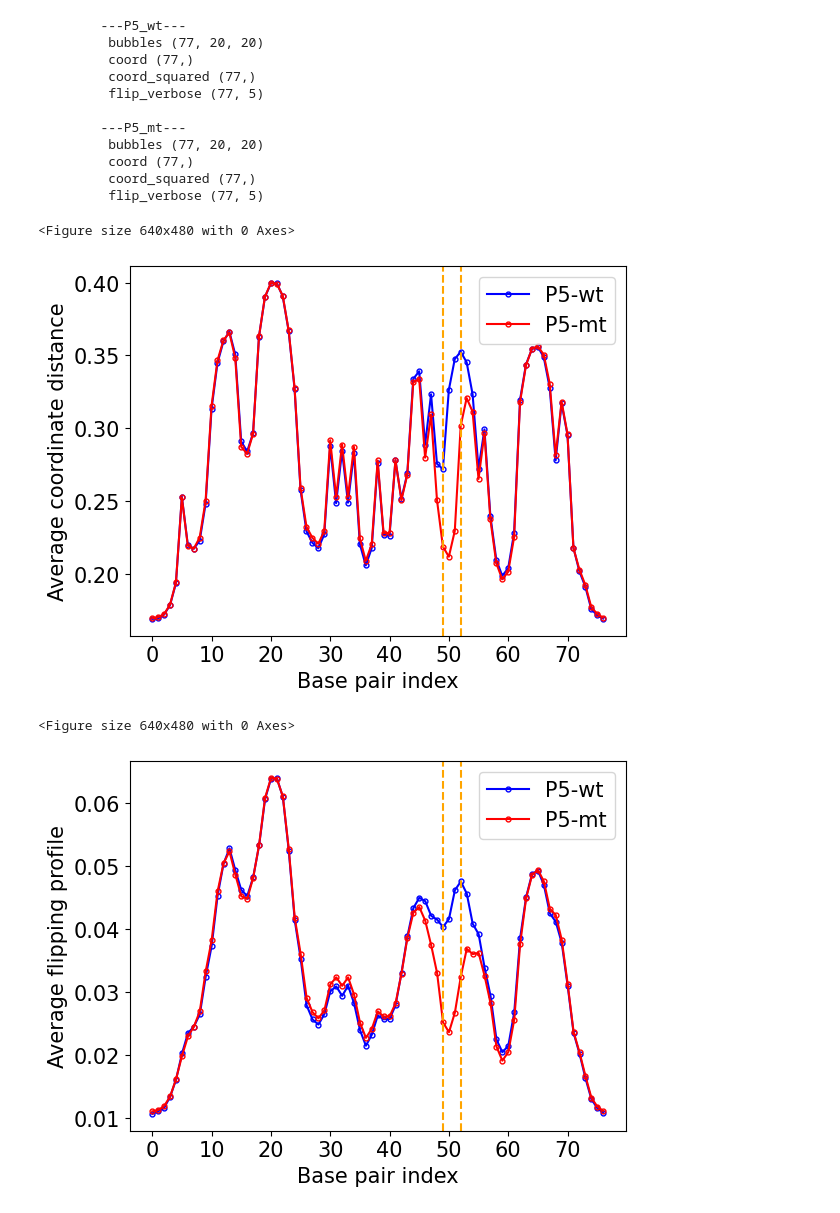
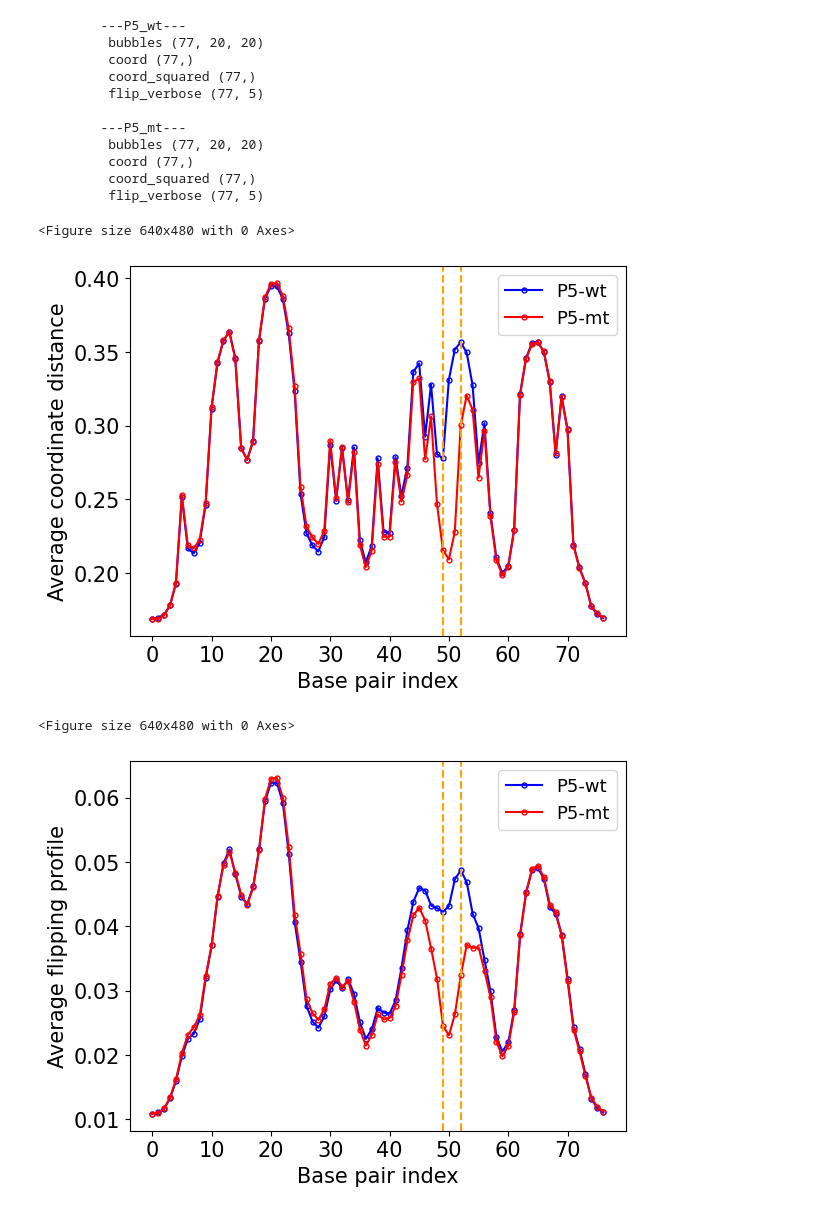
Before and after one commit to lanl/pyDNA_EPBD, a Jupyter notebook: analysis/plot_P5_coord_flip_profile.ipynb, the cells around one changed output. Cells and saved outputs as stored; diff of their text form; code cells hidden in the pictures.

```diff
--- a/analysis/plot_P5_coord_flip_profile.ipynb
+++ b/analysis/plot_P5_coord_flip_profile.ipynb
@@ -17,7 +17,7 @@ import matplotlib.pyplot as plt
 # simulation_outs_dir = root+"outputs_simulation/88seqs_100iters/88_sequences/"
 
 simulation_inps_dir = home_dir+"examples/p5/p5_seqs/"
-simulation_outs_dir = home_dir+"outputs/p5_wt_mt/"
+simulation_outs_dir = home_dir+"outputs/p5_idseqs/"
 # %%
 n_steps_after_preheating = 80000
 norm = 1.00 / (n_steps_after_preheating)
@@ -76,16 +76,16 @@ def plot_coord_features(p5_wt, p5_mt, y_label, plt_name):
     plt.ylabel(y_label, fontsize=ticks_labels_fontsize)
     plt.yticks(fontsize=ticks_labels_fontsize)
     plt.xticks(fontsize=ticks_labels_fontsize)
-    plt.legend(fontsize=ticks_labels_fontsize, loc="upper right")
-    plt.show()
-    # plt.savefig(home_dir+f"plots/{plt_name}.png", dpi=300, format="png", bbox_inches='tight', pad_inches=.05)
+    plt.legend(fontsize=13, loc="upper right")
+    # plt.show()
+    plt.savefig(home_dir+f"plots/{plt_name}.png", dpi=300, format="png", bbox_inches='tight', pad_inches=.05)
 
 p5_wt_avg_coord = p5_wt_outputs["coord"] * norm
 p5_mt_avg_coord = p5_mt_outputs["coord"] * norm
 plot_coord_features(p5_wt_avg_coord, p5_mt_avg_coord, "Average coordinate distance", "p5_wtmt_avg_coord")
 # %% [output]
 <Figure size 640x480 with 0 Axes>
-[figure, old version]
+[figure, new version]
 # %%
 def plot_flip_features(p5_wt, p5_mt, y_label, plt_name):
     plt.clf()
@@ -95,34 +95,34 @@ def plot_flip_features(p5_wt, p5_mt, y_label, plt_name):
     plt.plot(p5_mt, label="P5-mt", color=colors_dict["mutant_type"], marker=".", linestyle='-', markersize=7, linewidth=1.5, markerfacecolor='none')
 
     # ax.add_patch(Rectangle((49, .017), 3, .039,
     #          edgecolor = 'orange',
     #          facecolor = 'none',
     #          linestyle='--',
     #          lw=2))
     ticks_labels_fontsize = 15
     plt.axvline(x=49, color='orange', linestyle='--',)
     plt.axvline(x=52, color='orange', linestyle='--',)
     plt.xlabel("Base pair index", fontsize=ticks_labels_fontsize)
     plt.ylabel(y_label, fontsize=ticks_labels_fontsize)
     plt.yticks(fontsize=ticks_labels_fontsize)
     plt.xticks(fontsize=ticks_labels_fontsize)
-    plt.legend(fontsize=ticks_labels_fontsize, loc="upper right")
-    plt.show()
-    # plt.savefig(home_dir+f"plots/{plt_name}.png", dpi=300, format="png", bbox_inches='tight', pad_inches=.05)
+    plt.legend(fontsize=13, loc="upper right")
+    # plt.show()
+    plt.savefig(home_dir+f"plots/{plt_name}.png", dpi=300, format="png", bbox_inches='tight', pad_inches=.05)
 
 
 th = 1.414213562373096
 p5_wt_avg_flip = p5_wt_outputs["flip_verbose"][:, 1] * norm
 p5_mt_avg_flip = p5_mt_outputs["flip_verbose"][:, 1] * norm
 plot_flip_features(p5_wt_avg_flip, p5_mt_avg_flip, "Average flipping profile", f"p5_wtmt_avg_flip_{th}")
 
 
 # for i in range(0, 5):
 #     th = 0.707106781186548*(i+1)
 #     p5_wt_avg_flip = p5_wt_outputs["flip_verbose"][:, i] * norm
 #     p5_mt_avg_flip = p5_mt_outputs["flip_verbose"][:, i] * norm
 #     plot_flip_features(p5_wt_avg_flip, p5_mt_avg_flip, "Average flipping profile", f"p5_wtmt_flips/p5_wtmt_avg_flip_{th}")
 #     # break
 # %% [output]
 <Figure size 640x480 with 0 Axes>
-[figure, old version]
+[figure, new version]
```
Also changed, not shown: 1 other file.
